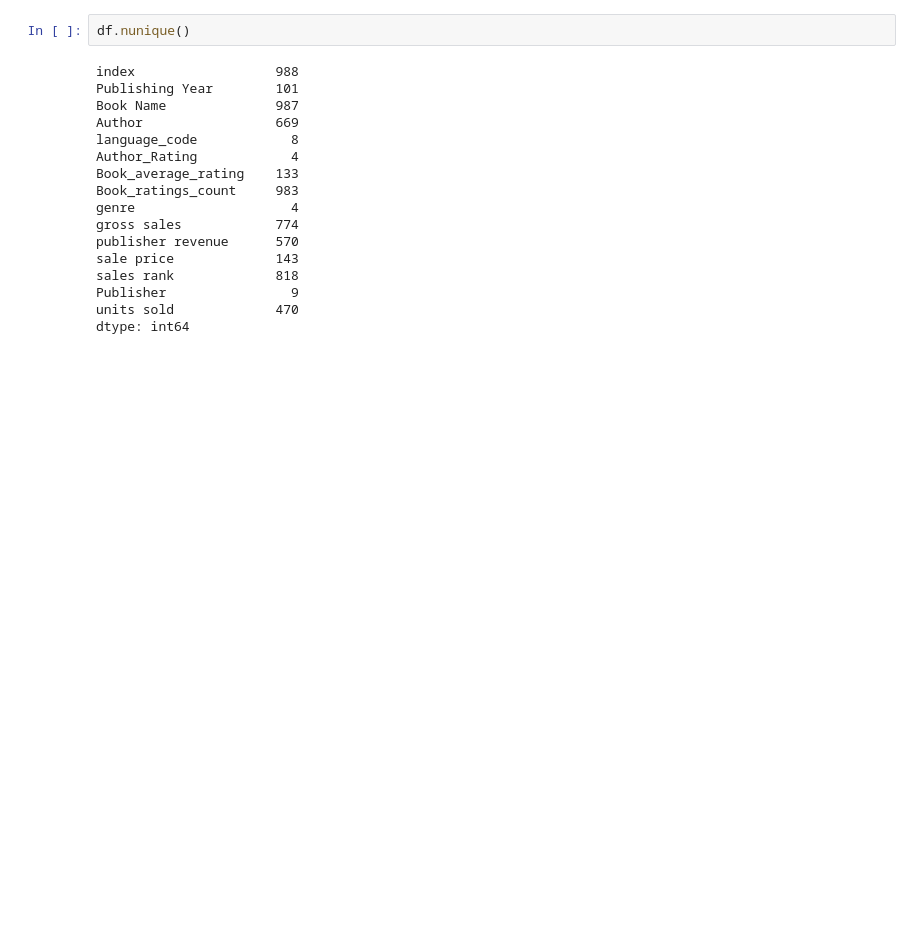
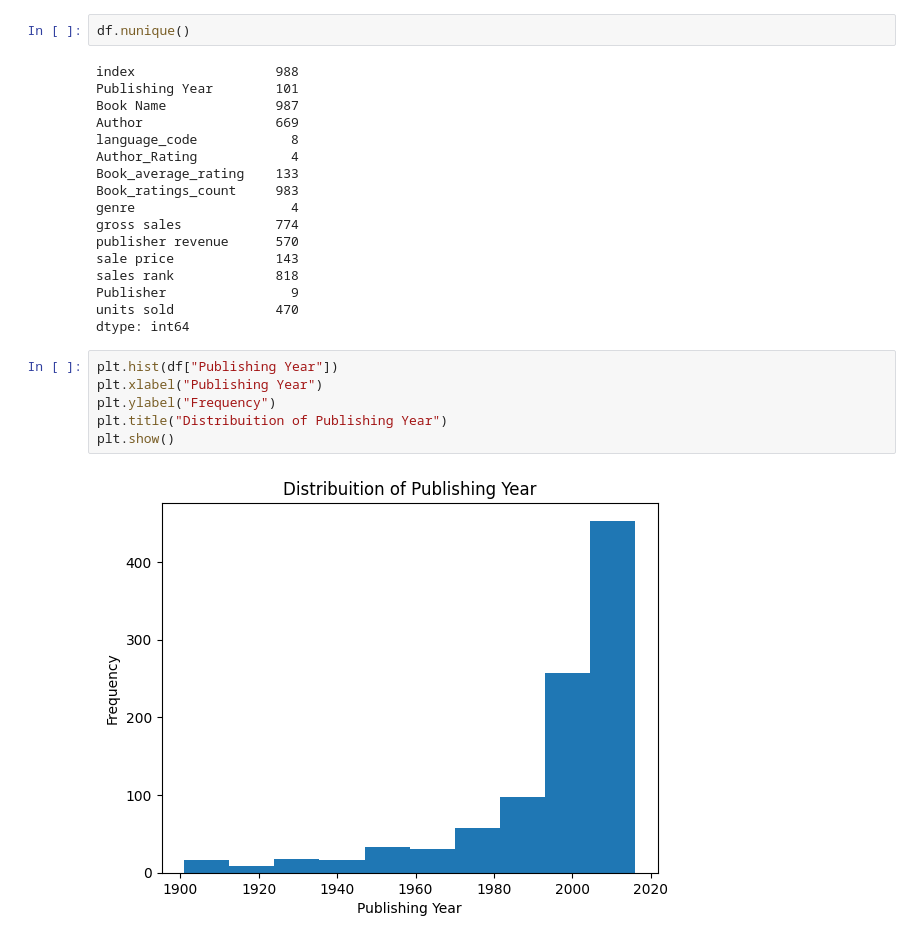
Before and after one commit to jbtestoni/book-sales-python-data-analysis, a Jupyter notebook: Notebook.ipynb, the cells around one changed output. Saved outputs shown, nothing was run; the diff lists cells and outputs as text; blank space fills up the shorter version.

Commit message:
Create histograms

```diff
--- a/Notebook.ipynb
+++ b/Notebook.ipynb
@@ -71,3 +71,11 @@ sales rank             818
 Publisher                9
 units sold             470
 dtype: int64
+# %%
+plt.hist(df["Publishing Year"])
+plt.xlabel("Publishing Year")
+plt.ylabel("Frequency")
+plt.title("Distribuition of Publishing Year")
+plt.show()
+# %% [output]
+[figure, added]
```
Also changed, not shown: parts of 1 cell of this notebook.
